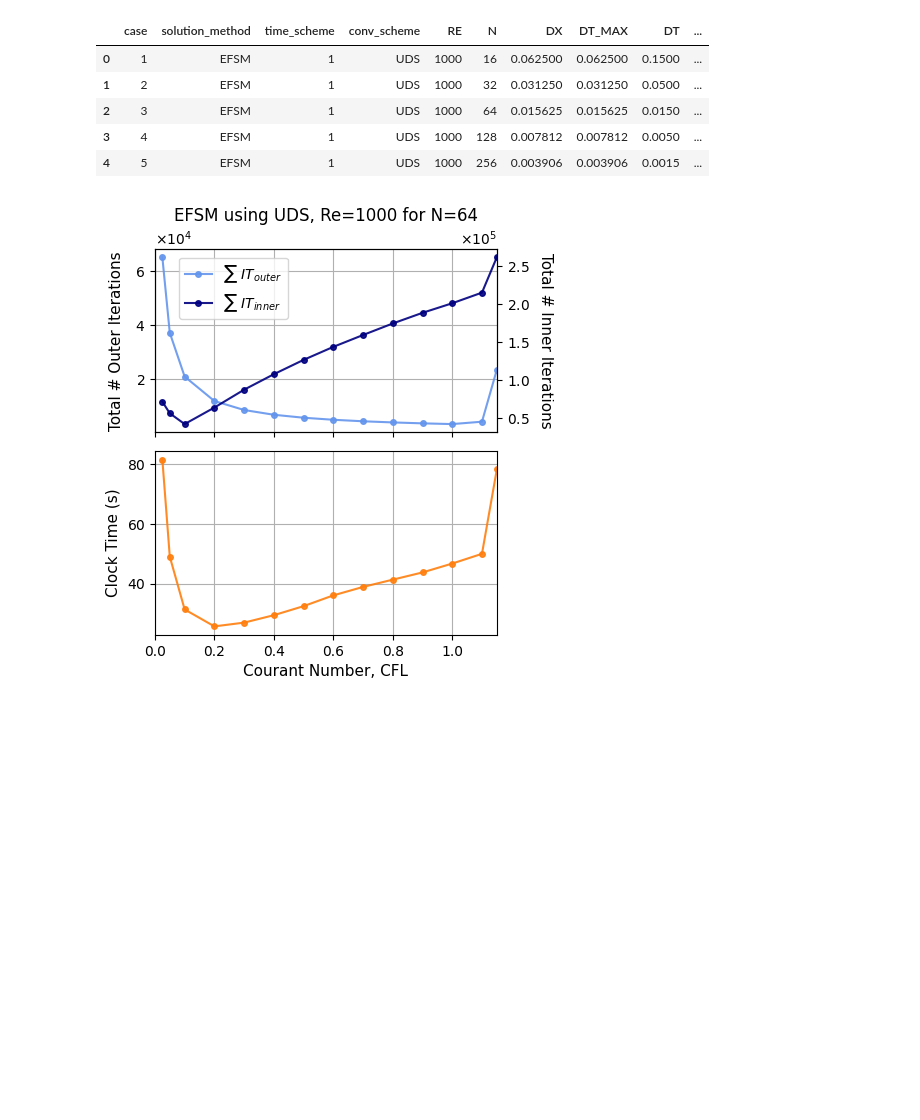
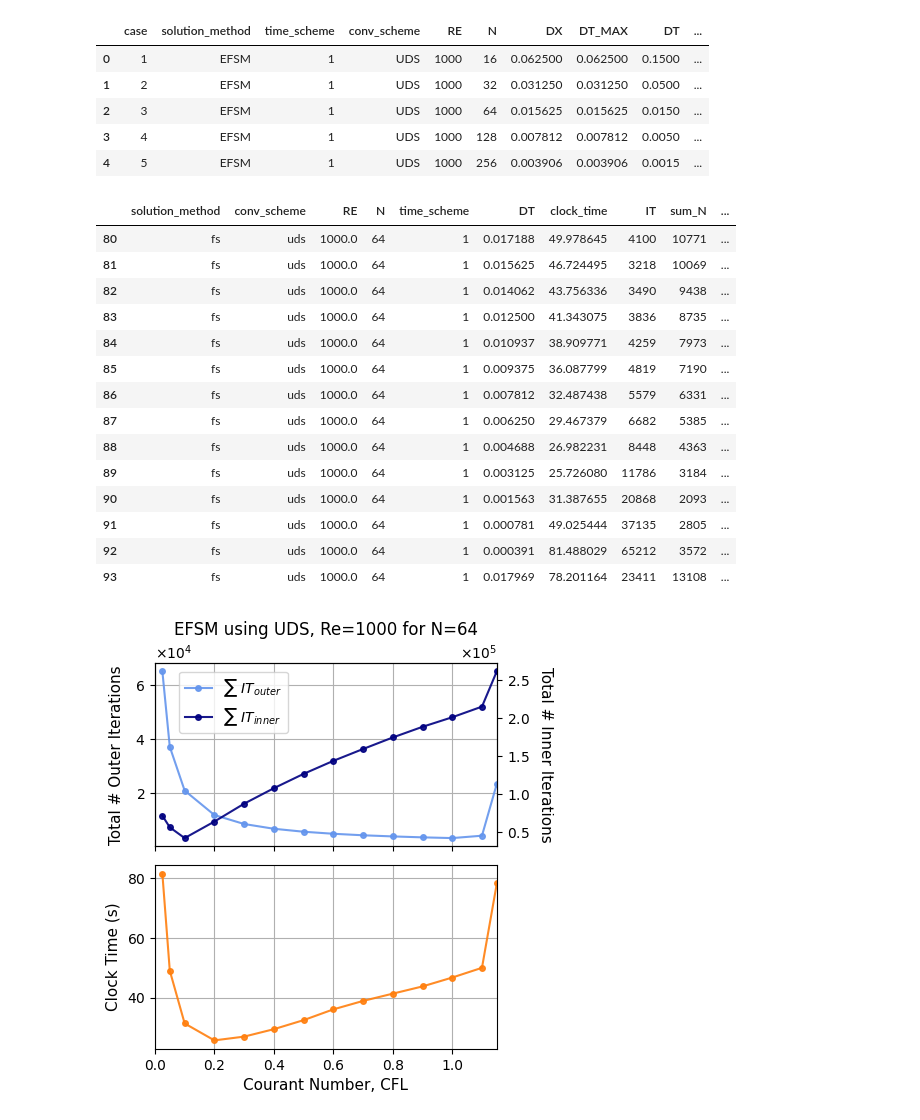
Before and after one commit to annashens/ME663-project, a Jupyter notebook: postprocess/6b_cfl_cleaned.ipynb, the cells around one changed output. Cells and saved outputs as stored; diff of their text form; code cells hidden in the pictures; blank space fills up the shorter version.

```diff
--- a/postprocess/6b_cfl_cleaned.ipynb
+++ b/postprocess/6b_cfl_cleaned.ipynb
@@ -20,6 +20,24 @@ CavityCase = helpers.CavityCase
 CaseManager = helpers.CaseManager
 # efsm_group=CaseManager([40,41,42,43,45,46, 47], solution_method="EFSM", time_scheme=1, N=64, conv_scheme="uds", RE=1000)
 efsm_group=CaseManager([80, 81, 82, 83, 84, 85, 86, 87,88,89,90,91,92,93], solution_method="EFSM", time_scheme=1, N=64, conv_scheme="uds", RE=1000)
+# %%
+efsm_group.compare_meta()
+# %% [output]
+|  | solution_method | conv_scheme | RE | N | time_scheme | DT | clock_time | IT | sum_N | ... |
+| 80 | fs | uds | 1000.0 | 64 | 1 | 0.017188 | 49.978645 | 4100 | 10771 | ... |
+| 81 | fs | uds | 1000.0 | 64 | 1 | 0.015625 | 46.724495 | 3218 | 10069 | ... |
+| 82 | fs | uds | 1000.0 | 64 | 1 | 0.014062 | 43.756336 | 3490 | 9438 | ... |
+| 83 | fs | uds | 1000.0 | 64 | 1 | 0.012500 | 41.343075 | 3836 | 8735 | ... |
+| 84 | fs | uds | 1000.0 | 64 | 1 | 0.010937 | 38.909771 | 4259 | 7973 | ... |
+| 85 | fs | uds | 1000.0 | 64 | 1 | 0.009375 | 36.087799 | 4819 | 7190 | ... |
+| 86 | fs | uds | 1000.0 | 64 | 1 | 0.007812 | 32.487438 | 5579 | 6331 | ... |
+| 87 | fs | uds | 1000.0 | 64 | 1 | 0.006250 | 29.467379 | 6682 | 5385 | ... |
+| 88 | fs | uds | 1000.0 | 64 | 1 | 0.004688 | 26.982231 | 8448 | 4363 | ... |
+| 89 | fs | uds | 1000.0 | 64 | 1 | 0.003125 | 25.726080 | 11786 | 3184 | ... |
+| 90 | fs | uds | 1000.0 | 64 | 1 | 0.001563 | 31.387655 | 20868 | 2093 | ... |
+| 91 | fs | uds | 1000.0 | 64 | 1 | 0.000781 | 49.025444 | 37135 | 2805 | ... |
+| 92 | fs | uds | 1000.0 | 64 | 1 | 0.000391 | 81.488029 | 65212 | 3572 | ... |
+| 93 | fs | uds | 1000.0 | 64 | 1 | 0.017969 | 78.201164 | 23411 | 13108 | ... |
 # %%
 
 
```
Also changed, not shown: parts of 4 cells of this notebook, 45 other files.
